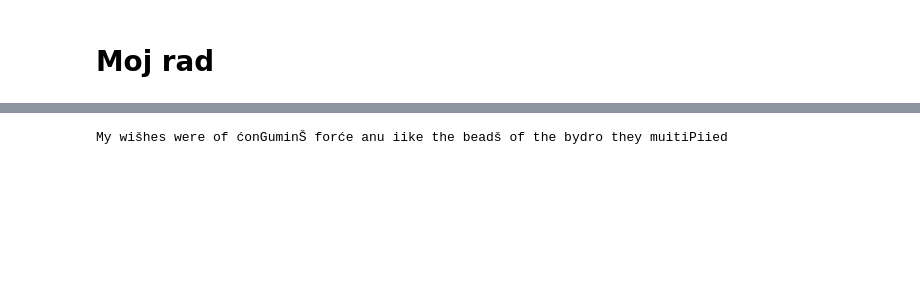
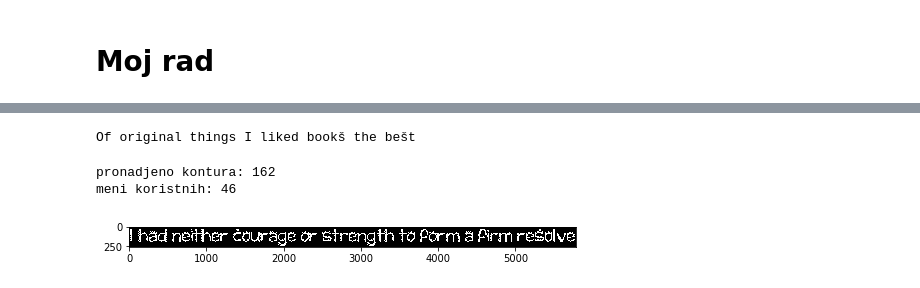
Before and after one commit to vlaksi/Soft-Challenges, a Jupyter notebook: izazovi[20-21]/Nedeljni izazov 2 - OCR/sc_2020_challenge_2/my-work.ipynb, the cells around one changed output, grey strips where cells are left out. Saved outputs shown, nothing was run; the diff lists cells and outputs as text; code cells hidden in the pictures; blank space fills up the shorter version.

Commit message:
[izazov2][21.69%]: Uklonjeno MORPH_CLOSE & uradjeno isecanje regiona koji se zapravo treba iseci

```diff
--- a/izazovi[20-21]/Nedeljni izazov 2 - OCR/sc_2020_challenge_2/my-work.ipynb
+++ b/izazovi[20-21]/Nedeljni izazov 2 - OCR/sc_2020_challenge_2/my-work.ipynb
@@ -24,6 +24,17 @@ plt.rcParams['figure.figsize'] = 12, 6 # za prikaz većih slika i plotova, zakom
 from pocetak import *
 from services.preparation_for_neural_network import *
 from services.show_result import *
+# %%
+# kreiranje recnika svih poznatih reci, za korekciju Levenstein rastojanjem
+VOCABULARY_PATH = 'dataset/dict.txt'
+vocabulary = dict()
+with open(VOCABULARY_PATH, 'r', encoding='utf-8') as file:
+    data = file.read()
+    lines = data.split('\n')
+    for index, line in enumerate(lines):
+        cols = line.split()
+        if len(cols) == 3:
+            vocabulary[cols[1]] = cols[2]
 # %%
 image_path0 = 'dataset/train/alphabet0.png'
 letters0 = load_image_and_find_roi_train(image_path0)
@@ -168,5 +73,0 @@ print(str(len(region_distances)))
-# %%
-# PREDIKCIJA
-print(extract_text_without_vocabulary(region_distances, sorted_regions, ann))
-# %% [output]
-My wišhes were of ćonGuminŠ forće anu iike the beadš of the bydro they muitiPiied
@@ -172,0 +78,61 @@ My wišhes were of ćonGuminŠ forće anu iike the beadš of the bydro they muit
+# %%
+# PREDIKCIJA
+print(extract_text(distances, letters, ann,vocabulary))
+# %% [output]
+Of original things I liked bookš the bešt
+# %%
+# POPRAVLJANJEEEE SEGMENTACIJE
+image_path = 'dataset/validation/train0.png'
+
+img = cv2.imread(image_path)
+image = img.copy()
+best_channel = image[:, :, 1]
+ret, image_bin = cv2.threshold(best_channel, 0, 255, cv2.THRESH_OTSU)
+invertovana = invert(image_bin)
+kernel = cv2.getStructuringElement(cv2.MORPH_ELLIPSE, (3, 3))
+opening = cv2.morphologyEx(invertovana, cv2.MORPH_OPEN, kernel, iterations=1)
+# kernel = cv2.getStructuringElement(cv2.MORPH_ELLIPSE, (15, 15))
+# closing = cv2.morphologyEx(opening, cv2.MORPH_CLOSE, kernel, iterations=1)
+
+imga, contours, hierarchy = cv2.findContours(opening.copy(), cv2.RETR_EXTERNAL, cv2.CHAIN_APPROX_SIMPLE)
+image_crtanje = img.copy()
+regions_array = []
+print("pronadjeno kontura: " + str(len(contours)))
+for contour in contours:
+    x, y, w, h = cv2.boundingRect(contour)
+    region = opening[y:y + h + 1, x:x + w + 1]
+    if w < 15 or h < 45 or (h + w) < 100:
+        #         print("\t\t\th: " + str(h) + " w: " + str(w) + " size: " + str(h + w))
+        continue
+#     cv2.rectangle(image_crtanje, (x, y), (x + w, y + h), (0, 255, 0), 4)
+    #     print("h: " + str(h) + " w: " + str(w) + " size: " + str(h + w))
+    regions_array.append([region, (x, y, w, h)])
+plt.imshow(opening,'gray')
+
+# image_crtanje = img.copy()
+# cv2.drawContours(image_crtanje, contours, -1, (255, 0, 0), 2)
+# plt.imshow(image_crtanje)
+
+regions_array = sorted(regions_array, key=lambda item: item[1][0])
+
+sorted_regions = [region[0] for region in regions_array]
+sorted_rectangles = [region[1] for region in regions_array]
+
+
+region_distances = []
+# Izdvojiti sortirane parametre opisujućih pravougaonika
+# Izračunati rastojanja između svih susednih regiona po x osi i dodati ih u region_distances niz
+for index in range(0, len(sorted_rectangles) - 1):
+    current = sorted_rectangles[index]
+    next_rect = sorted_rectangles[index + 1]
+    distance = next_rect[0] - (current[0] + current[2])  # X_next - (X_current + W_current)
+    region_distances.append(distance)
+
+# plt.imshow(sorted_regions[0])
+# display_image(image_crtanje)
+# plt.imshow(image_crtanje)
+print("meni koristnih: " + str(len(sorted_regions)))
+# %% [output]
+pronadjeno kontura: 162
+meni koristnih: 46
+[figure, added]
```
Also changed, not shown: parts of 48 cells of this notebook, 5 other files.
